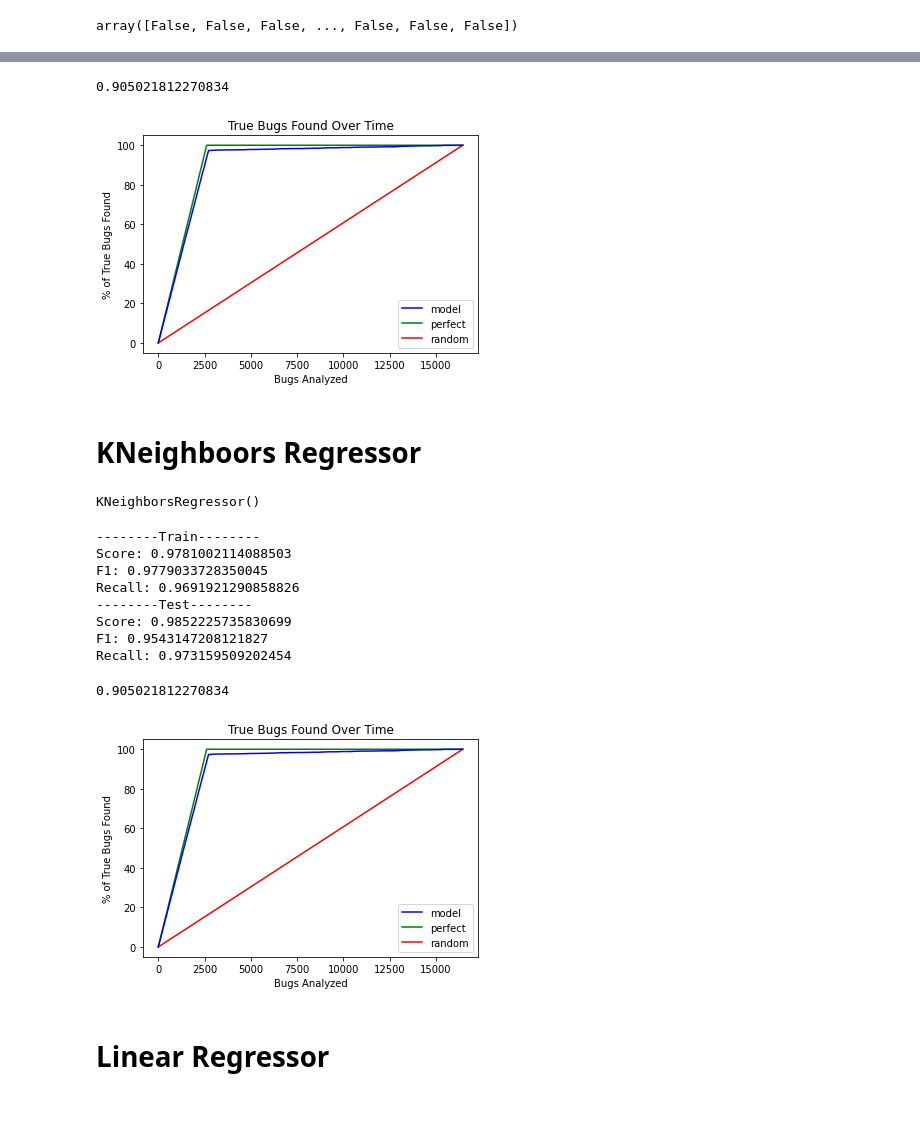
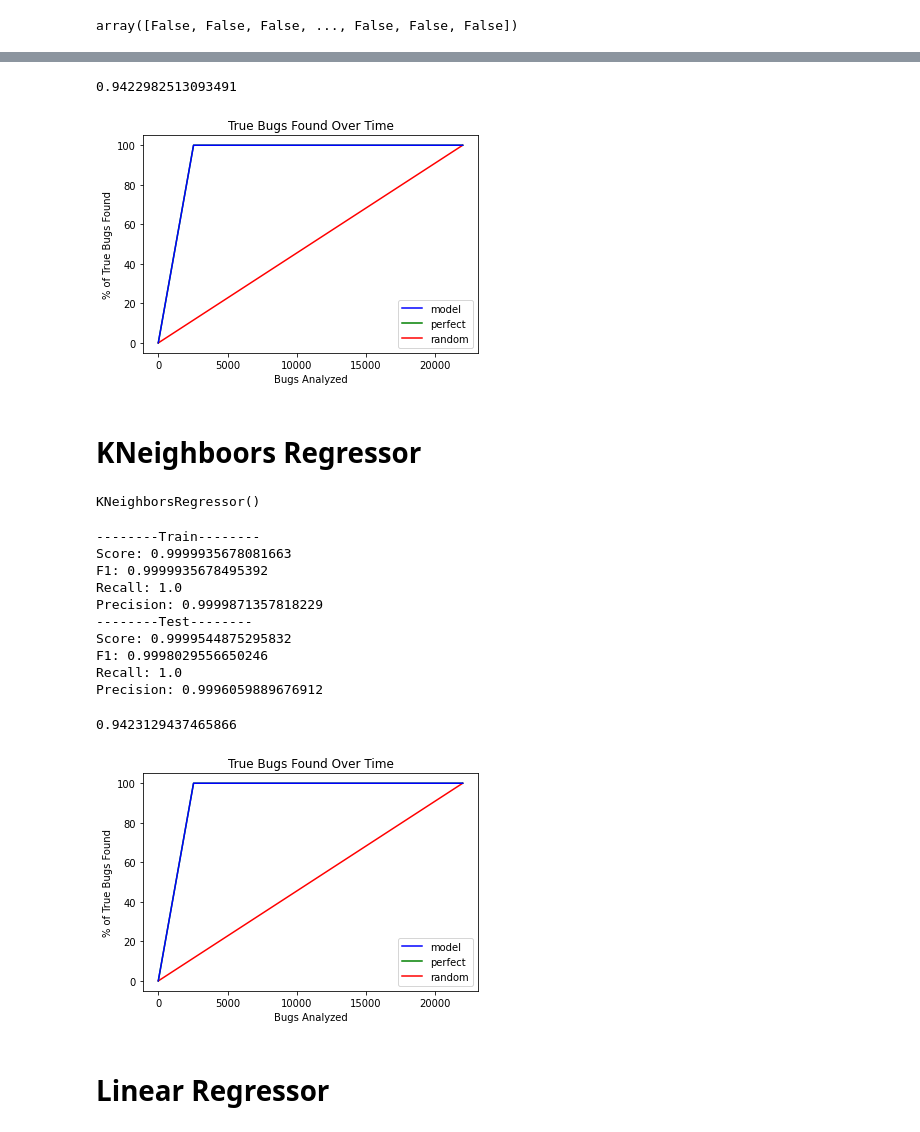
Before and after one commit to smartbugs/smartbugs, a Jupyter notebook: prioritization/notebooks/Initial.ipynb, the cells around one changed output, grey strips where cells are left out. Saved outputs shown, nothing was run; the diff lists cells and outputs as text; code cells hidden in the pictures.

```diff
--- a/prioritization/notebooks/Initial.ipynb
+++ b/prioritization/notebooks/Initial.ipynb
@@ -5,7 +5,8 @@ from IPython.core.interactiveshell import InteractiveShell
 InteractiveShell.ast_node_interactivity = "all"
 
 import pandas as pd
-data = pd.read_csv('final_solidifi_category.csv')
+data = pd.read_csv('final_manual_huang_only.csv', low_memory=False)
+data = data.sample(frac=1).reset_index(drop=True)
 data
 # %% [output]
 |  | bug_id | SmartCheck_rule_id | SmartCheck_level | Oyente_rule_id | Oyente_level | Maian_rule_id | ... |
@@ -992,11 +1008,11 @@ Name: Value, Length: 16444, dtype: bool
 # %%
 apbd(final_prio)
 # %% [output]
-0.905021812270834
+0.9422982513093491
 # %%
 plot_true_bugs(final_prio).show()
 # %% [output]
-[figure, old version]
+[figure, new version]
 # %% [markdown]
 # KNeighboors Regressor
 # %%
@@ -1016,6 +1032,7 @@ for p in predictions:
 score = accuracy_score(y_test, final_predictions)
 f1 = f1_score(y_test, final_predictions)
 recall = recall_score(y_test, final_predictions)
+precision = precision_score(y_test, final_predictions)
 
 train_predictions = k_neighboors_regressor_model.predict(x_train)
 train_final_predictions = []
@@ -1029,6 +1046,7 @@ for p in train_predictions:
 train_score = accuracy_score(y_train, train_final_predictions)
 train_f1 = f1_score(y_train, train_final_predictions)
 train_recall = recall_score(y_train, train_final_predictions)
+train_precision = precision_score(y_train, train_final_predictions)
 
 final_prio = prio(final_predictions, y_test)
 
@@ -1036,29 +1054,34 @@ print("--------Train--------")
 print("Score:", train_score)
 print("F1:", train_f1)
 print("Recall:", train_recall)
+print("Precision:", train_precision)
 
 print("--------Test--------")
 print("Score:", score)
 print("F1:", f1)
 print("Recall:", recall)
+print("Precision:", precision)
 # %% [output]
 KNeighborsRegressor()
 --------Train--------
-Score: 0.9781002114088503
-F1: 0.9779033728350045
-Recall: 0.9691921290858826
+Score: 0.9999935678081663
+F1: 0.9999935678495392
+Recall: 1.0
+Precision: 0.9999871357818229
 --------Test--------
-Score: 0.9852225735830699
-F1: 0.9543147208121827
-Recall: 0.973159509202454
+Score: 0.9999544875295832
+F1: 0.9998029556650246
+Recall: 1.0
+Precision: 0.9996059889676912
 # %%
-apbd(final_prio)
+prio_data = prio(predictions, y_test)
+apbd(prio_data)
 # %% [output]
-0.905021812270834
+0.9423129437465866
 # %%
-plot_true_bugs(final_prio).show()
+plot_true_bugs(prio_data).show()
 # %% [output]
-[figure, old version]
+[figure, new version]
 # %% [markdown]
 # Linear Regressor
 # %%
```
Also changed, not shown: parts of 89 cells of this notebook, 11 other files.
